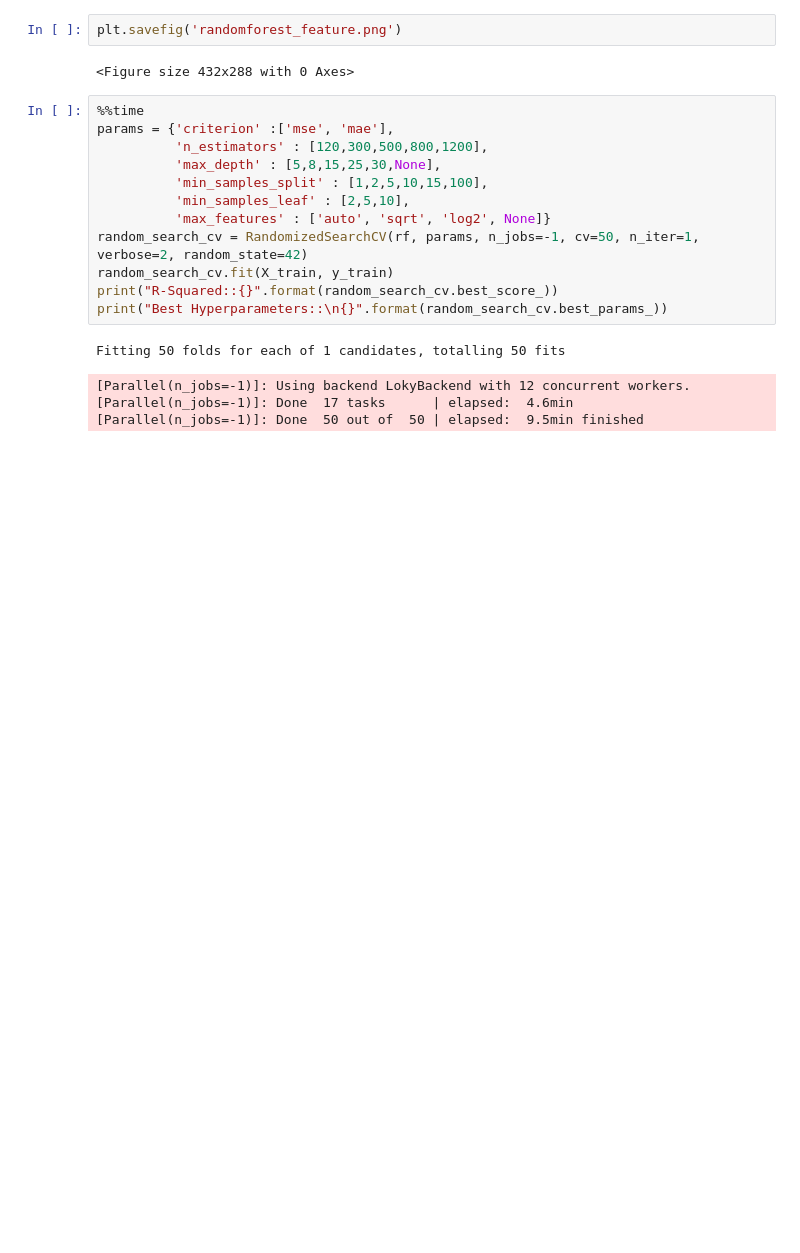
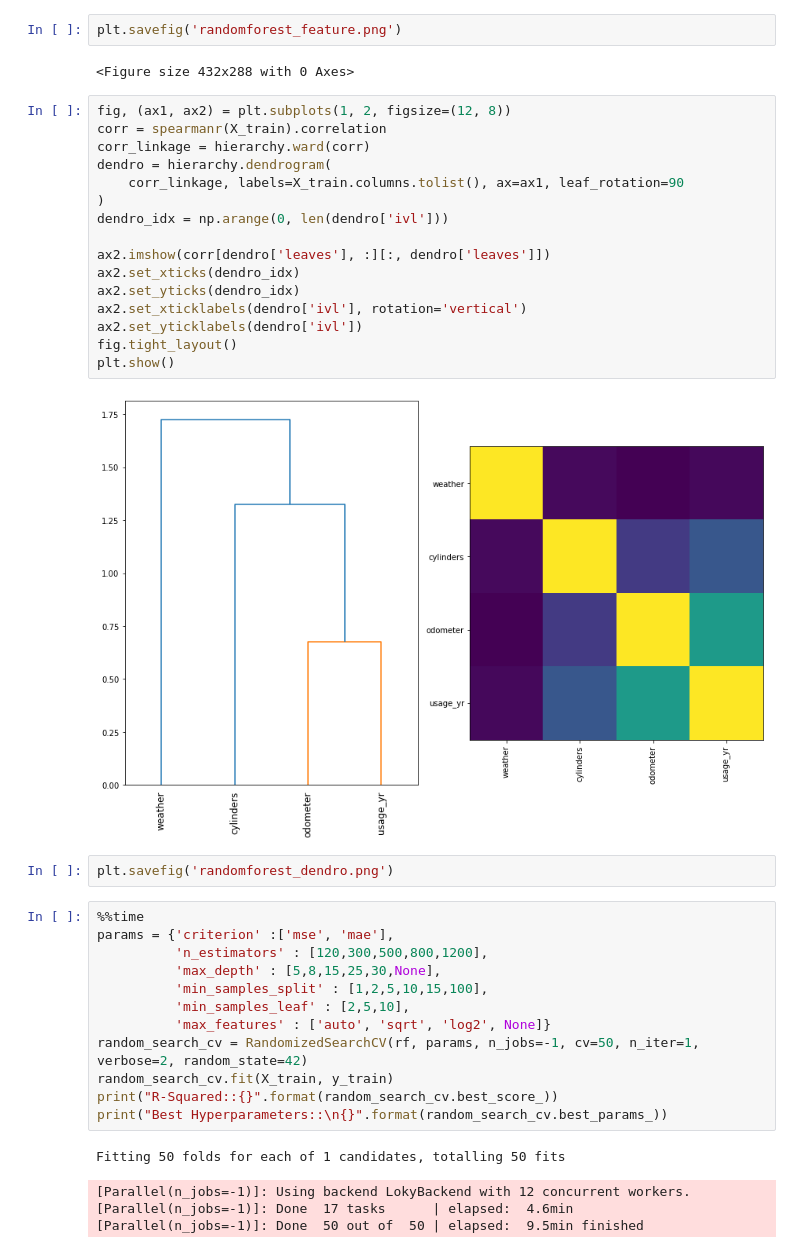
Before and after one commit to yuriyura/Springboard, a Jupyter notebook: Craigslist_Used_Car_RandomForestRegressor_10242020.ipynb, the cells around one changed output. Cells and saved outputs as stored; diff of their text form; blank space fills up the shorter version.

```diff
--- a/Craigslist_Used_Car_RandomForestRegressor_10242020.ipynb
+++ b/Craigslist_Used_Car_RandomForestRegressor_10242020.ipynb
@@ -138,6 +161,26 @@ plt.show()
 plt.savefig('randomforest_feature.png')
 # %% [output]
 <Figure size 432x288 with 0 Axes>
+# %%
+fig, (ax1, ax2) = plt.subplots(1, 2, figsize=(12, 8))
+corr = spearmanr(X_train).correlation
+corr_linkage = hierarchy.ward(corr)
+dendro = hierarchy.dendrogram(
+    corr_linkage, labels=X_train.columns.tolist(), ax=ax1, leaf_rotation=90
+)
+dendro_idx = np.arange(0, len(dendro['ivl']))
+
+ax2.imshow(corr[dendro['leaves'], :][:, dendro['leaves']])
+ax2.set_xticks(dendro_idx)
+ax2.set_yticks(dendro_idx)
+ax2.set_xticklabels(dendro['ivl'], rotation='vertical')
+ax2.set_yticklabels(dendro['ivl'])
+fig.tight_layout()
+plt.show()
+# %% [output]
+[figure, added]
+# %%
+plt.savefig('randomforest_dendro.png')
 # %%
 %%time
 params = {'criterion' :['mse', 'mae'],
```
Also changed, not shown: parts of 5 cells of this notebook.
